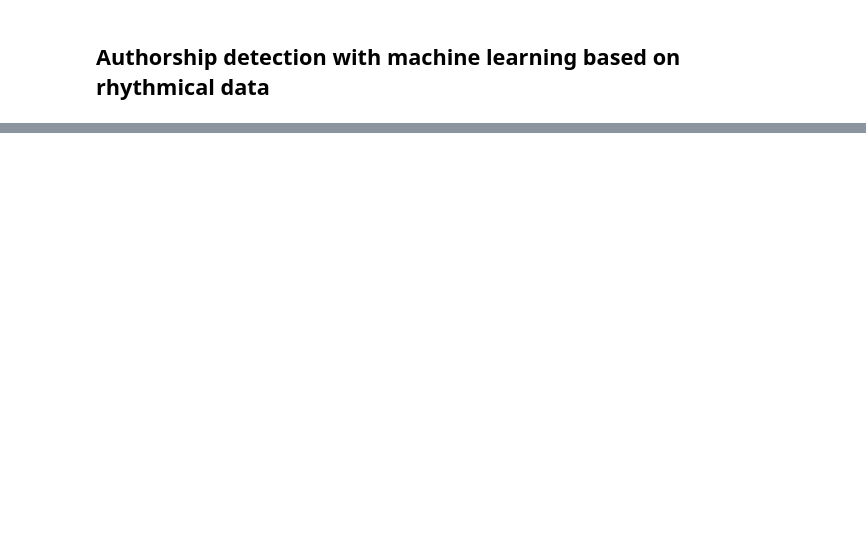
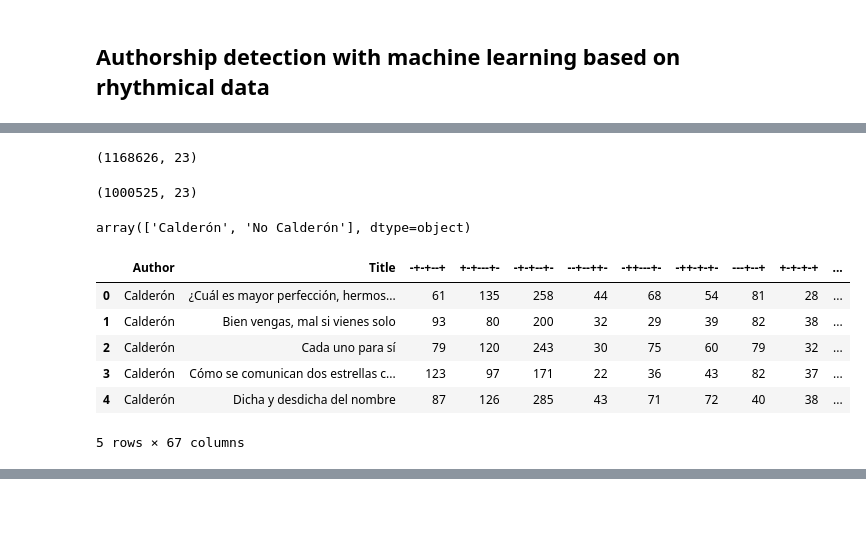
Before and after one commit to DrKroll/machine-learning-rhythm-authorship, a Jupyter notebook: authorship_rhythm_ml.ipynb, the cells around one changed output, grey strips where cells are left out. Drawn from its saved outputs; the diff is of its cells as text; code cells hidden in the pictures; blank space fills up the shorter version.

```diff
--- a/authorship_rhythm_ml.ipynb
+++ b/authorship_rhythm_ml.ipynb
@@ -30,0 +106,43 @@ from sklearn.metrics import classification_report, make_scorer, fbeta_score
+# %%
+# Cargo el archivo de entrada
+entry = 'data/corpus.csv'
+df = pd.read_csv(entry)
+# %%
+df.shape
+# %% [output]
+(1168626, 23)
+# %%
+#Let's limit the data to the 65 most frequent rhythms
+nritmos = 65
+
+frecuentes = df['Rhythm'].value_counts().head(65).index.tolist()
+dfg = df[df['Rhythm'].isin(frecuentes)]
+# %%
+dfg.shape
+# %% [output]
+(1000525, 23)
+# %%
+no_author = 'No Calderón'
+author = 'Calderón'
+candidatos = [author, no_author]
+
+
+dfg.loc[dfg["Author"] != author, "Author"] = no_author
+
+df = dfg.copy()
+df.Author.unique()
+# %% [output]
+array(['Calderón', 'No Calderón'], dtype=object)
+# %%
+dfcount = recount(dfg, 'Rhythm')
+# %%
+dflarge = largeformat(dfcount, 'Rhythm')
+dflarge.head()
+# %% [output]
+|  | Author | Title | -+-+--+ | +-+---+- | -+-+--+- | --+--++- | -++---+- | -++-+-+- | ---+--+ | +-+-+-+ | ... |
+| 0 | Calderón | ¿Cuál es mayor perfección, hermos... | 61 | 135 | 258 | 44 | 68 | 54 | 81 | 28 | ... |
+| 1 | Calderón | Bien vengas, mal si vienes solo | 93 | 80 | 200 | 32 | 29 | 39 | 82 | 38 | ... |
+| 2 | Calderón | Cada uno para sí | 79 | 120 | 243 | 30 | 75 | 60 | 79 | 32 | ... |
+| 3 | Calderón | Cómo se comunican dos estrellas c... | 123 | 97 | 171 | 22 | 36 | 43 | 82 | 37 | ... |
+| 4 | Calderón | Dicha y desdicha del nombre | 87 | 126 | 285 | 43 | 71 | 72 | 40 | 38 | ... |
+5 rows × 67 columns
```
Also changed, not shown: parts of 16 cells of this notebook, 2 other files.
